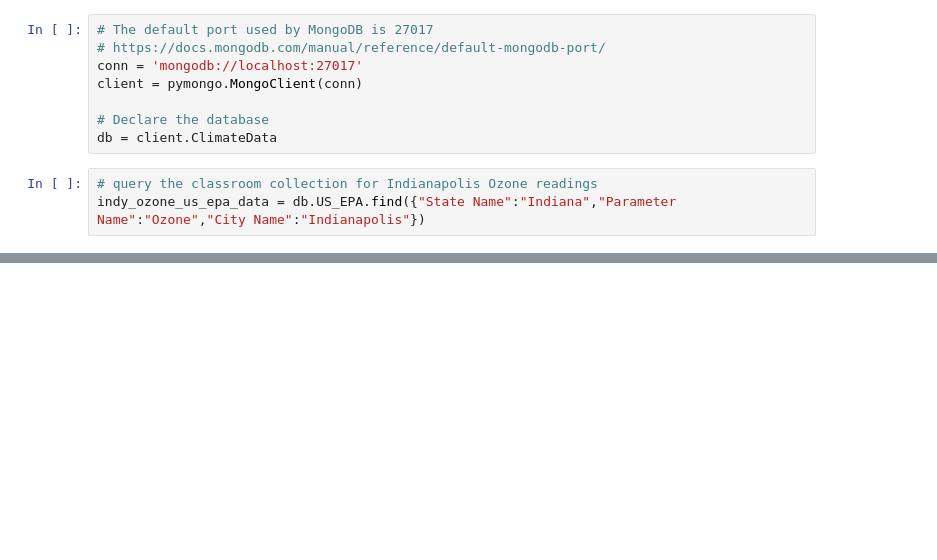
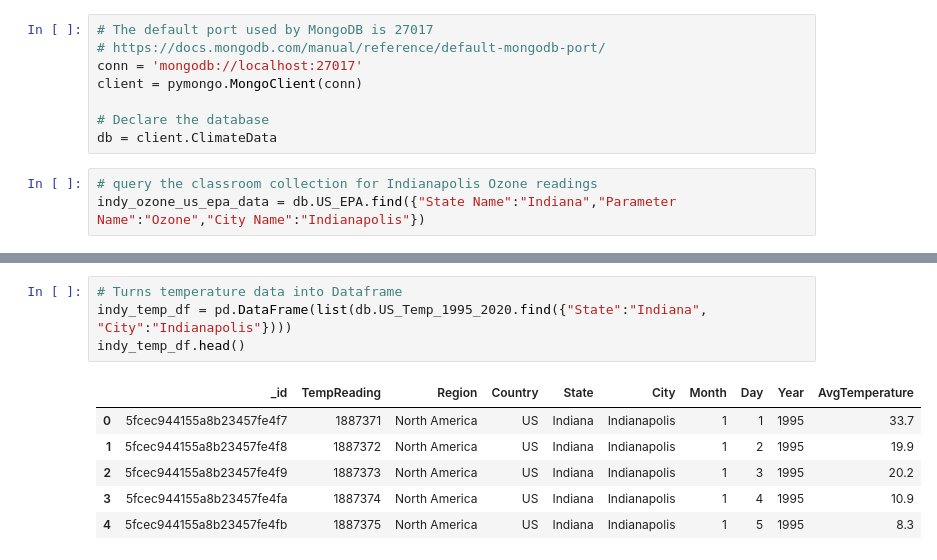
Before and after one commit to doublealogic/Climate-Change-ETL-Analysis, a Jupyter notebook: final_analysis.ipynb, the cells around one changed output, grey strips where cells are left out. Cells and saved outputs as stored; diff of their text form; blank space fills up the shorter version.

```diff
--- a/final_analysis.ipynb
+++ b/final_analysis.ipynb
@@ -54,0 +97,11 @@ plt.show()
+# %%
+# Turns temperature data into Dataframe
+indy_temp_df = pd.DataFrame(list(db.US_Temp_1995_2020.find({"State":"Indiana", "City":"Indianapolis"})))
+indy_temp_df.head()
+# %% [output]
+|  | _id | TempReading | Region | Country | State | City | Month | Day | Year | AvgTemperature |
+| 0 | 5fcec944155a8b23457fe4f7 | 1887371 | North America | US | Indiana | Indianapolis | 1 | 1 | 1995 | 33.7 |
+| 1 | 5fcec944155a8b23457fe4f8 | 1887372 | North America | US | Indiana | Indianapolis | 1 | 2 | 1995 | 19.9 |
+| 2 | 5fcec944155a8b23457fe4f9 | 1887373 | North America | US | Indiana | Indianapolis | 1 | 3 | 1995 | 20.2 |
+| 3 | 5fcec944155a8b23457fe4fa | 1887374 | North America | US | Indiana | Indianapolis | 1 | 4 | 1995 | 10.9 |
+| 4 | 5fcec944155a8b23457fe4fb | 1887375 | North America | US | Indiana | Indianapolis | 1 | 5 | 1995 | 8.3 |
```
Also changed, not shown: parts of 11 cells of this notebook, 4 other files.
